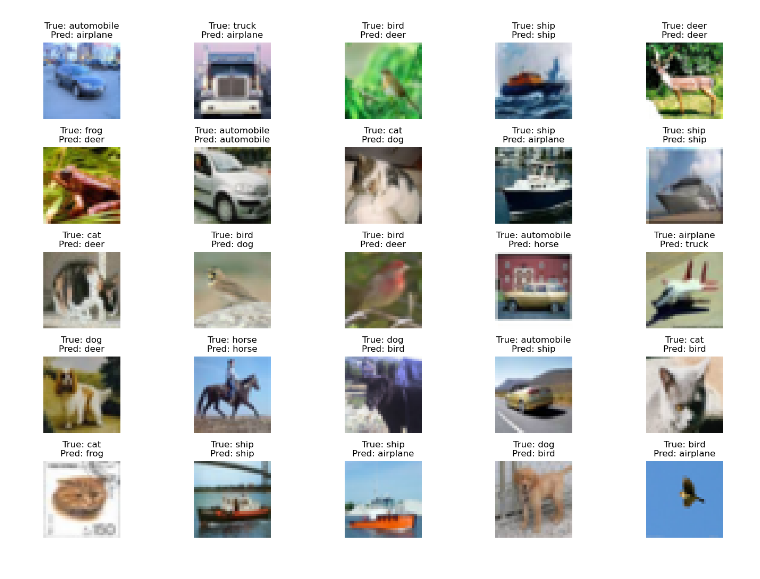
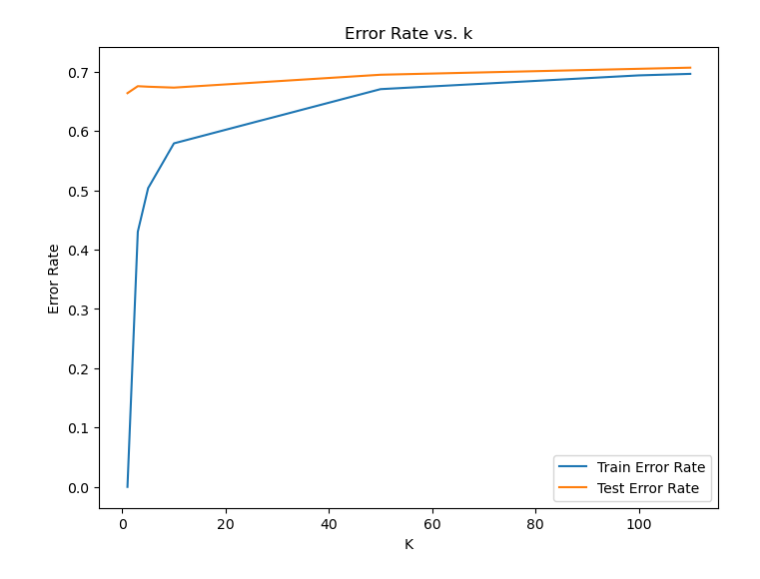
Before and after one commit to dssikdar/ClassifIm, a Jupyter notebook: KNN/knn_cifar10.ipynb, the cells around one changed output. Saved outputs shown, nothing was run; the diff lists cells and outputs as text; code cells hidden in the pictures.

```diff
--- a/KNN/knn_cifar10.ipynb
+++ b/KNN/knn_cifar10.ipynb
@@ -165,21 +119,13 @@ plt.show()
-# %%
-class_names = ['airplane', 'automobile', 'bird', 'cat', 'deer', 'dog', 'frog', 'horse', 'ship', 'truck']
-
-knn_best_k = KNeighborsClassifier(n_neighbors=1)
-knn_best_k.fit(x_train_flat, y_train.ravel())
-# Predict on the training set
-y_train_pred = knn_best_k.predict(x_train_flat)
-# Predict on the test set
-y_test_pred = knn_best_k.predict(x_test_flat)
-fig, axes = plt.subplots(5, 5, figsize=(15, 10))
-axes = axes.ravel()
-for i in range(25):
-    axes[i].imshow(x_test[i])
-    true_label = class_names[y_test[i][0]]
-    pred_label = class_names[y_test_pred[i]]
-    axes[i].set_title(f"True: {true_label}\nPred: {pred_label}")
-    axes[i].axis('off')
-plt.tight_layout()
-plt.show()
-# %% [output]
-[figure, removed]
+# %%
+
+# Plotting Error Rates vs. k
+plt.figure(figsize=(8, 6))
+plt.plot(k_values, train_error_rates, label='Train Error Rate')
+plt.plot(k_values, test_error_rates, label='Test Error Rate')
+plt.xlabel('K')
+plt.ylabel('Error Rate')
+plt.title('Error Rate vs. k')
+plt.legend()
+plt.show()
+# %% [output]
+[figure, added]
```
Also changed, not shown: parts of 15 cells of this notebook.
